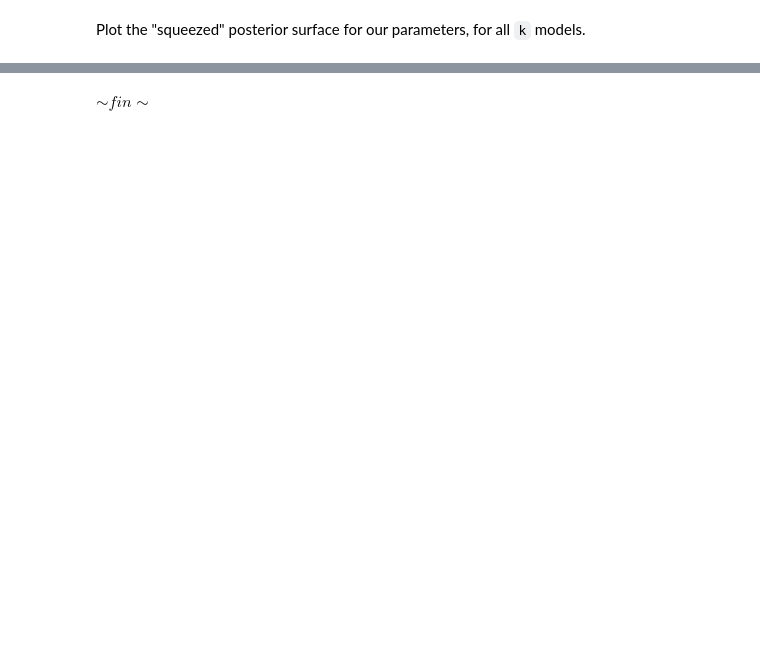
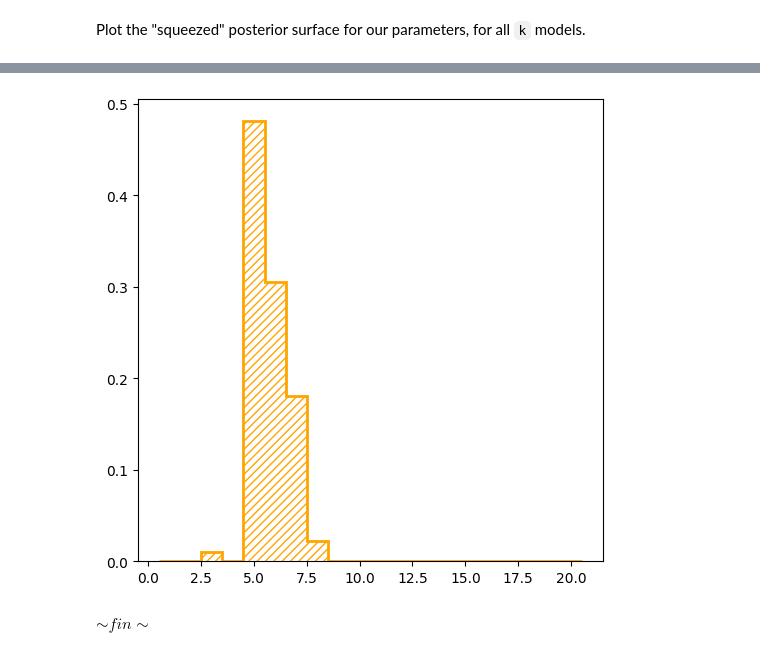
Before and after one commit to mikekatz04/Eryn, a Jupyter notebook: examples/more_tutorials.ipynb, the cells around one changed output, grey strips where cells are left out. Saved outputs shown, nothing was run; the diff lists cells and outputs as text; code cells hidden in the pictures; blank space fills up the shorter version.

```diff
--- a/examples/more_tutorials.ipynb
+++ b/examples/more_tutorials.ipynb
@@ -725,27 +767,29 @@ mpl.rcParams['text.usetex']=True # Update this becasue chaincnsumer is annoyinh
 # %%
 knots_k_chain = get_clean_k_chains(baseline_run_backend)
 
 bns = (np.arange(1, maxmodels + 2) - 0.5)  # Get maximum allowed number of leaves for the given branch
 
-mpl.rcParams['text.usetex']=True # Update this becasue chaincnsumer is annoying
+# mpl.rcParams['text.usetex']=True # Update this becasue chaincnsumer is annoying
 
 fig = plt.figure(figsize=(6, 6))
 probs, bins, rects = plt.hist(
         knots_k_chain-1,
         bins=bns,
         facecolor=None,
         histtype='step',
         edgecolor='orange',
         hatch='////',
         alpha=1,
         lw=2,
         density=True,
-        label='knots in-between'
+        # label='knots in-between'
         )
 
-plt.legend(loc='upper left')
-plt.xticks(np.arange(0, maxmodels))
-plt.xlim(0, 11)
-plt.xlabel(r"$\#$ of free knots")
+# plt.legend(loc='upper left')
+# plt.xticks(np.arange(0, maxmodels))
+# plt.xlim(0, 11)
+# plt.xlabel("# of free knots")
+# %% [output]
+[figure, added]
 # %% [markdown]
 $\sim fin \sim$
```
Also changed, not shown: parts of 14 cells of this notebook, 5 other files.
